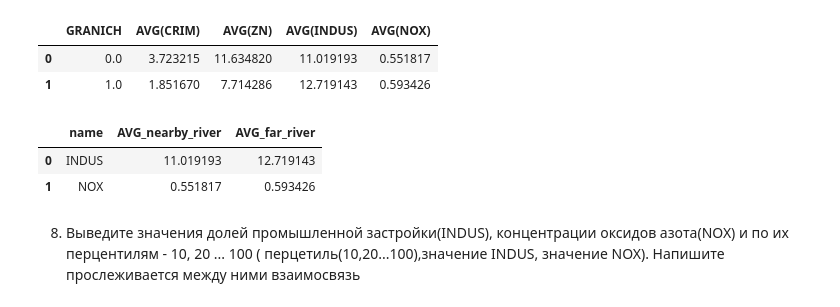
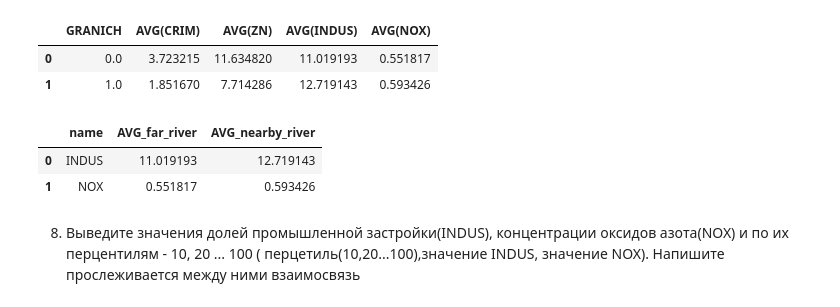
Before and after one commit to Geriys/VKirillV, a Jupyter notebook: HW_2_sql.ipynb, the cells around one changed output. Saved outputs shown, nothing was run; the diff lists cells and outputs as text; code cells hidden in the pictures.

```diff
--- a/HW_2_sql.ipynb
+++ b/HW_2_sql.ipynb
@@ -303,31 +303,31 @@ pd.read_sql(
 # %%
 tasks+=1
 pd.read_sql(
     '''
     SELECT *
     FROM
     (
-    SELECT 'CRIM' AS name, (SELECT AVG(CRIM) FROM (SELECT CRIM FROM boston WHERE CHAS = 0)) AS AVG_nearby_river,
-    (SELECT AVG(CRIM) FROM (SELECT CRIM FROM boston WHERE CHAS = 1)) AS AVG_far_river
+    SELECT 'CRIM' AS name, (SELECT AVG(CRIM) FROM (SELECT CRIM FROM boston WHERE CHAS = 0)) AS AVG_far_river,
+    (SELECT AVG(CRIM) FROM (SELECT CRIM FROM boston WHERE CHAS = 1)) AS AVG_nearby_river
 
     UNION
-    SELECT 'ZN' AS name, (SELECT AVG(ZN) FROM (SELECT ZN FROM boston WHERE CHAS = 0)) AS AVG_nearby_river,
-    (SELECT AVG(ZN) FROM (SELECT ZN FROM boston WHERE CHAS = 1)) AS AVG_far_river
+    SELECT 'ZN' AS name, (SELECT AVG(ZN) FROM (SELECT ZN FROM boston WHERE CHAS = 0)) AS AVG_far_river,
+    (SELECT AVG(ZN) FROM (SELECT ZN FROM boston WHERE CHAS = 1)) AS AVG_nearby_river
 
     UNION
-    SELECT 'INDUS' AS name, (SELECT AVG(INDUS) FROM (SELECT INDUS FROM boston WHERE CHAS = 0)) AS AVG_nearby_river,
-    (SELECT AVG(INDUS) FROM (SELECT INDUS FROM boston WHERE CHAS = 1)) AS AVG_far_river
+    SELECT 'INDUS' AS name, (SELECT AVG(INDUS) FROM (SELECT INDUS FROM boston WHERE CHAS = 0)) AS AVG_far_river,
+    (SELECT AVG(INDUS) FROM (SELECT INDUS FROM boston WHERE CHAS = 1)) AS AVG_nearby_river
 
     UNION
-    SELECT 'NOX' AS name, (SELECT AVG(NOX) FROM (SELECT NOX FROM boston WHERE CHAS = 0)) AS AVG_nearby_river,
-    (SELECT AVG(NOX) FROM (SELECT NOX FROM boston WHERE CHAS = 1)) AS AVG_far_river
+    SELECT 'NOX' AS name, (SELECT AVG(NOX) FROM (SELECT NOX FROM boston WHERE CHAS = 0)) AS AVG_far_river,
+    (SELECT AVG(NOX) FROM (SELECT NOX FROM boston WHERE CHAS = 1)) AS AVG_nearby_river
 
     )
-    WHERE AVG_far_river > AVG_nearby_river
+    WHERE AVG_far_river < AVG_nearby_river
     ''',
     con,
 )
 # %% [output]
-|  | name | AVG_nearby_river | AVG_far_river |
+|  | name | AVG_far_river | AVG_nearby_river |
 | 0 | INDUS | 11.019193 | 12.719143 |
 | 1 | NOX | 0.551817 | 0.593426 |
```
Also changed, not shown: parts of 4 cells of this notebook.
